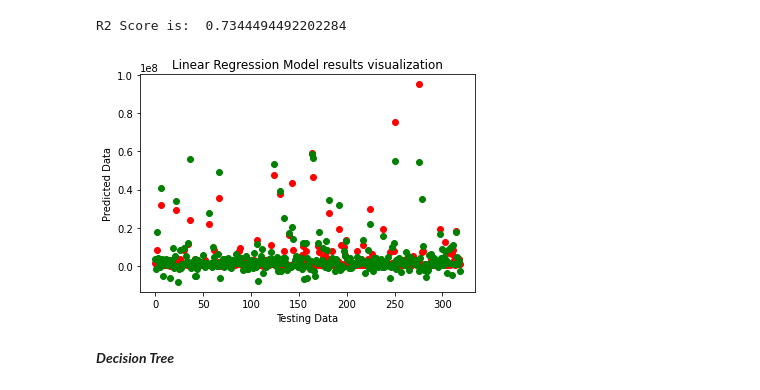
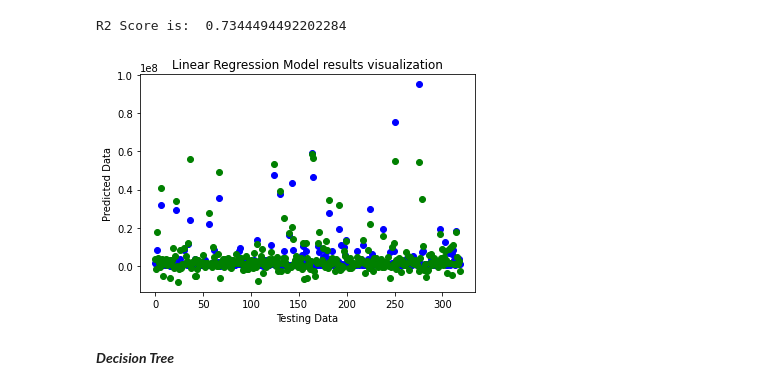
Before and after one commit to RonitGupta2002/proj1, a Jupyter notebook: Project1.ipynb, the cells around one changed output. Cells and saved outputs as stored; diff of their text form; code cells hidden in the pictures.

```diff
--- a/Project1.ipynb
+++ b/Project1.ipynb
@@ -185,22 +185,22 @@ R2 Score is:  0.7344494492202284
 # %%
 num_list = []
 i = 0
 for dat in y_test:
   num_list.append(i)
   i += 1
-plt.scatter(num_list,y_test,color = 'r')
+plt.scatter(num_list,y_test,color = 'b')
 plt.xlabel('Testing Data')
 num_list.clear()
 i = 0
 for dat in y_predict_LR:
   num_list.append(i)
   i += 1
 plt.scatter(num_list,y_predict_LR,color = 'g')
 plt.ylabel('Predicted Data')
 plt.title('Linear Regression Model results visualization')
 plt.show()
 # %% [output]
-[figure, old version]
+[figure, new version]
 # %% [markdown]
 ***Decision Tree***
 # %%
```
Also changed, not shown: parts of 2 cells of this notebook.
